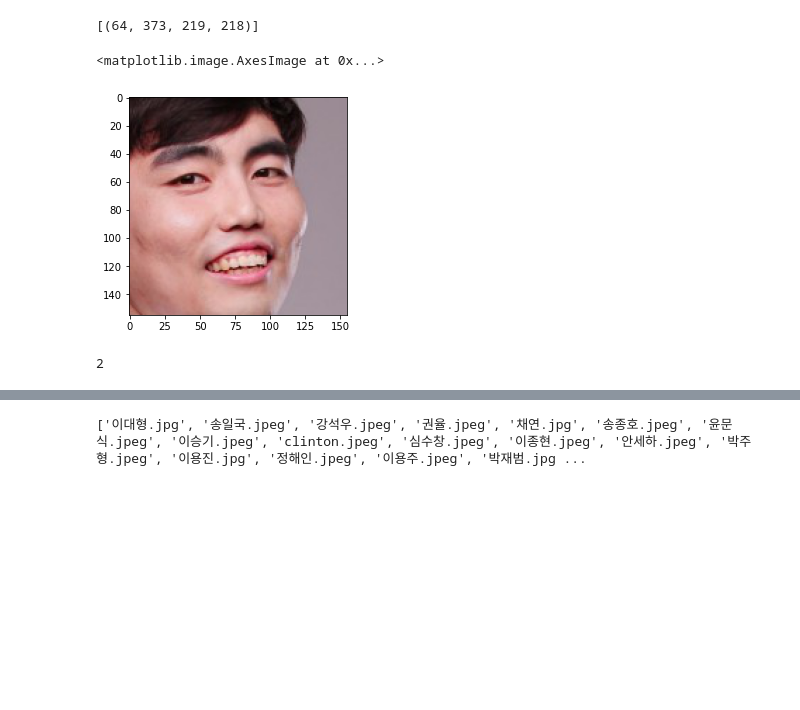
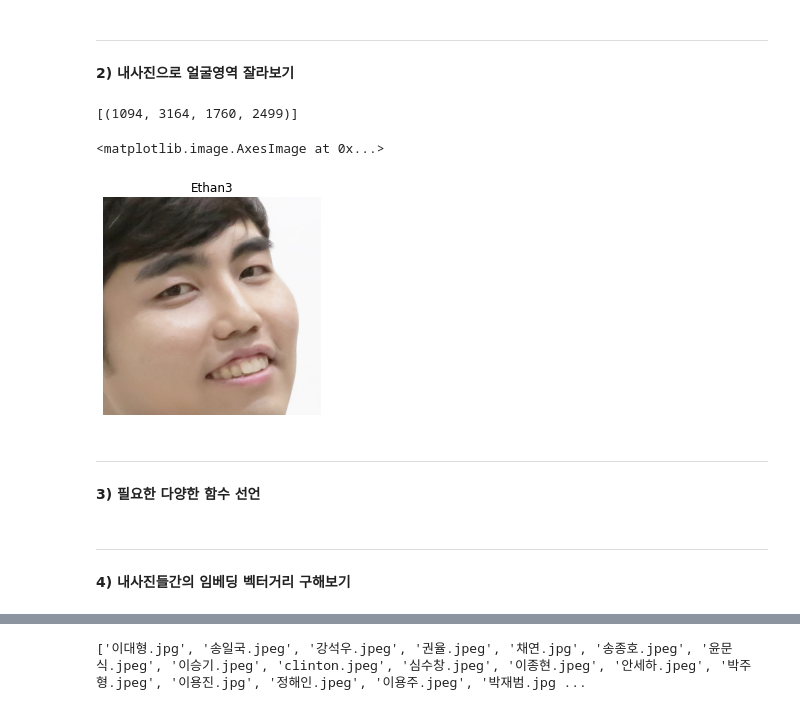
Before and after one commit to Ethan0625/I_need_more_time, a Jupyter notebook: Project/Face_Embedding/Face_Embedding.ipynb, the cells around one changed output, grey strips where cells are left out. Saved outputs shown, nothing was run; the diff lists cells and outputs as text; code cells hidden in the pictures; blank space fills up the shorter version.

```diff
--- a/Project/Face_Embedding/Face_Embedding.ipynb
+++ b/Project/Face_Embedding/Face_Embedding.ipynb
@@ -55,21 +58,27 @@ from PIL import Image
+# %% [markdown]
+***
+**2) 내사진으로 얼굴영역 잘라보기**
 # %%
-# 내사진으로 사진들끼리 얼굴 임베딩 벡터 거리 구해보기
-image_path = os.getenv('HOME')+'/aiffel/pic_sample/mypic/Ethan2.jpg'
+image_path = os.getenv('HOME')+'/aiffel/pic_sample/mypic/Ethan3.jpg'
 image = face_recognition.load_image_file(image_path)
 face_locations = face_recognition.face_locations(image)
 
 print(face_locations)  # 이미지에서 얼굴 영역의 좌표를 출력합니다.
 # 해당 라인에서 결과물 출력
 %matplotlib inline
 
 a, b, c, d = face_locations[0]
 cropped_face = image[a:c,d:b,:]
-
+plt.title('Ethan3')
+plt.axis("off")
 plt.imshow(cropped_face)   # 이미지에서 얼굴영역만 잘라낸 cropped_face를 그려 봅니다.
 # %% [output]
-[(64, 373, 219, 218)]
+[(1094, 3164, 1760, 2499)]
 <matplotlib.image.AxesImage at 0x...>
-[figure, old version]
+[figure, new version]
+# %% [markdown]
+***
+**3) 필요한 다양한 함수 선언**
 # %%
 # 얼굴 자르는 함수 선언
 def get_gropped_face(image_file):
@@ -141,8 +184,6 @@ def get_nearest_face(name, top=5):
-# %%
-dict1 = {1:a, 2:b}
-print(len(dict1))
-# %% [output]
-2
+# %% [markdown]
+***
+**4) 내사진들간의 임베딩 벡터거리 구해보기**
 # %%
 # 내사진 얼굴 자르기
 mypic_path = os.getenv('HOME')+'/aiffel/pic_sample/mypic'
```
Also changed, not shown: parts of 15 cells of this notebook, 2 other files.
